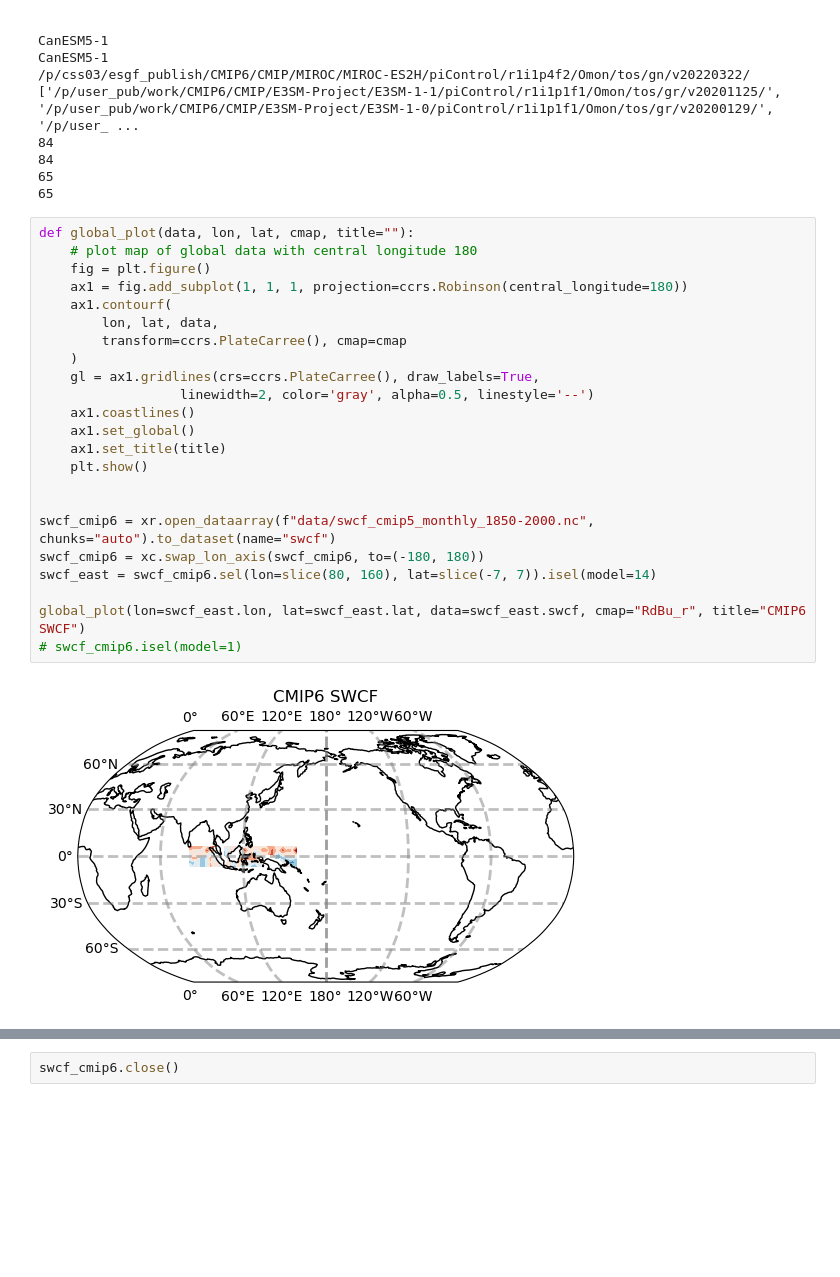
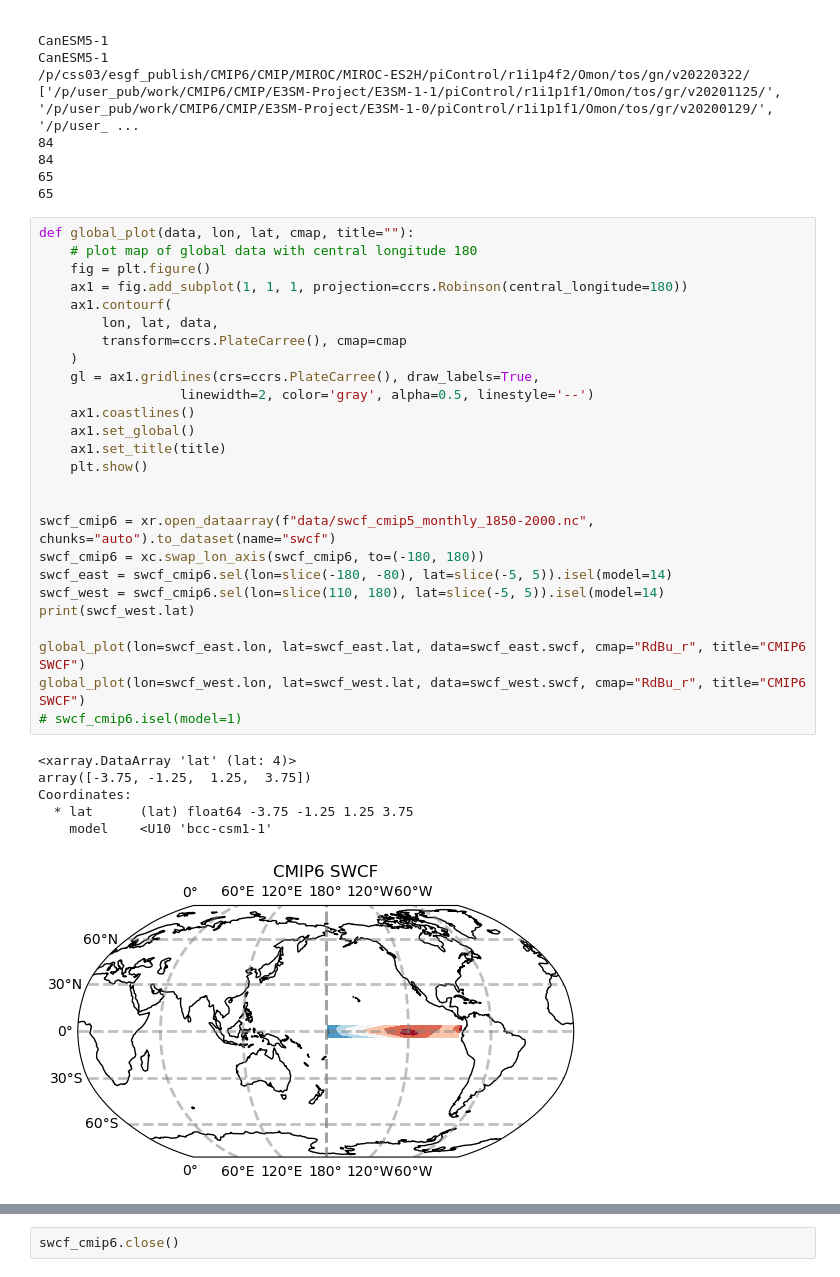
Before and after one commit to zacespinosa/tropical_pacific_clouds, a Jupyter notebook: sandbox.ipynb, the cells around one changed output, grey strips where cells are left out. Drawn from its saved outputs; the diff is of its cells as text; blank space fills up the shorter version.

Commit message:
a bunch of plots and cleaning up

```diff
--- a/sandbox.ipynb
+++ b/sandbox.ipynb
@@ -433,25 +433,33 @@ CanESM5-1
 # %%
 def global_plot(data, lon, lat, cmap, title=""):
     # plot map of global data with central longitude 180
     fig = plt.figure()
     ax1 = fig.add_subplot(1, 1, 1, projection=ccrs.Robinson(central_longitude=180))
     ax1.contourf(
         lon, lat, data,
         transform=ccrs.PlateCarree(), cmap=cmap
     )
     gl = ax1.gridlines(crs=ccrs.PlateCarree(), draw_labels=True,
                   linewidth=2, color='gray', alpha=0.5, linestyle='--')
     ax1.coastlines()
     ax1.set_global()
     ax1.set_title(title)
     plt.show()
 
 
 swcf_cmip6 = xr.open_dataarray(f"data/swcf_cmip5_monthly_1850-2000.nc", chunks="auto").to_dataset(name="swcf")
 swcf_cmip6 = xc.swap_lon_axis(swcf_cmip6, to=(-180, 180))
-swcf_east = swcf_cmip6.sel(lon=slice(80, 160), lat=slice(-7, 7)).isel(model=14)
+swcf_east = swcf_cmip6.sel(lon=slice(-180, -80), lat=slice(-5, 5)).isel(model=14)
+swcf_west = swcf_cmip6.sel(lon=slice(110, 180), lat=slice(-5, 5)).isel(model=14)
+print(swcf_west.lat)
 
 global_plot(lon=swcf_east.lon, lat=swcf_east.lat, data=swcf_east.swcf, cmap="RdBu_r", title="CMIP6 SWCF")
+global_plot(lon=swcf_west.lon, lat=swcf_west.lat, data=swcf_west.swcf, cmap="RdBu_r", title="CMIP6 SWCF")
 # swcf_cmip6.isel(model=1)
 # %% [output]
+<xarray.DataArray 'lat' (lat: 4)>
+array([-3.75, -1.25,  1.25,  3.75])
+Coordinates:
+  * lat      (lat) float64 -3.75 -1.25 1.25 3.75
+    model    <U10 'bcc-csm1-1'
-[figure, old version]
+[figure, new version]
```
Also changed, not shown: parts of 6 cells of this notebook.
